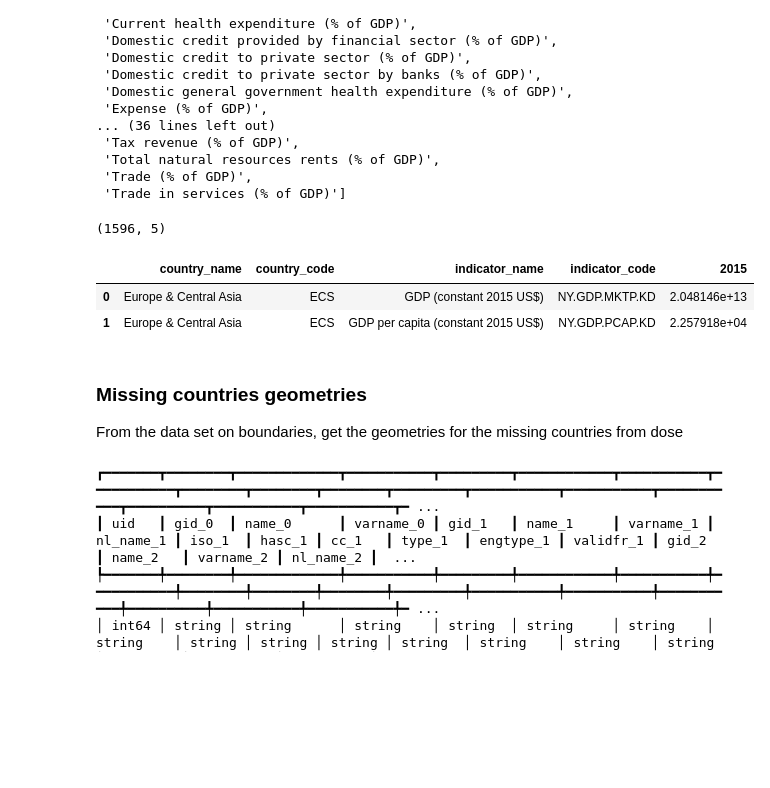
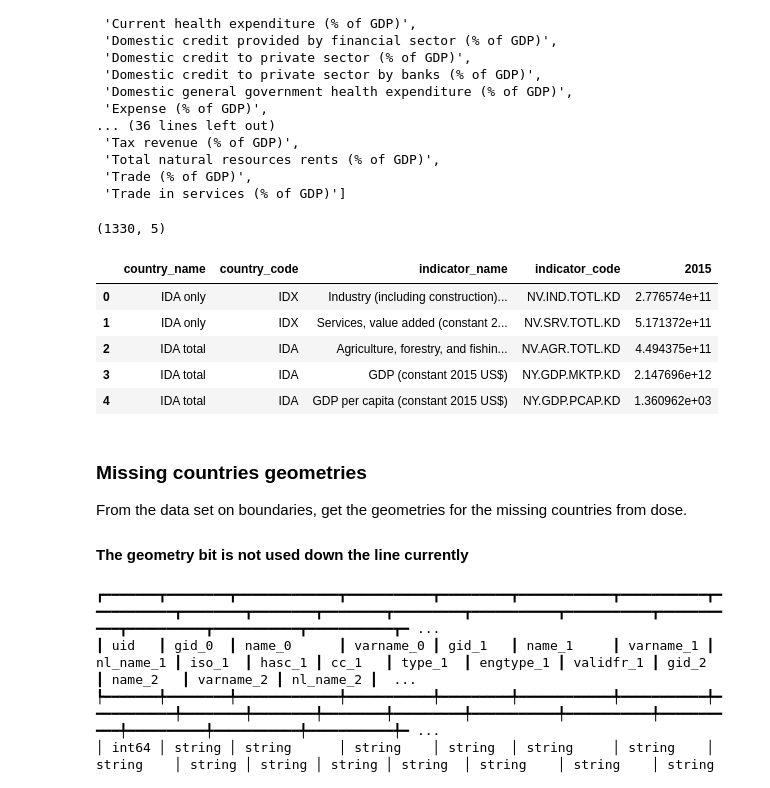
Before and after one commit to nismod/global-econ-data, a Jupyter notebook: notebooks/missing_countries.ipynb, the cells around one changed output. Cells and saved outputs as stored; diff of their text form; code cells hidden in the pictures; blank space fills up the shorter version.

```diff
--- a/notebooks/missing_countries.ipynb
+++ b/notebooks/missing_countries.ipynb
@@ -50,5 +55,5 @@ dose = conn.read_csv("datasets/DOSE/DOSE_V2.csv",table_name="dose",all_varchar =
 # %%
-wdi = conn.read_csv("datasets/WDI_CSV_2024_06_28/WDICSV.csv",table_name="wdi")
+wdi = conn.read_csv("../datasets/WDI_CSV_2024_06_28/WDICSV.csv",table_name="wdi")
 # %%
 # boundaries = gpd.read_file("datasets/boundaries/GADM/gadm_410.gpkg")
 # load boundaries data set directly into duckdb
@@ -337,17 +397,29 @@ indicators
  'Trade in services (% of GDP)']
 # %%
 # manually getting the useful variables and storing in a dict with simplified names.
+indicators_of_intereset_perc = {
+    "country" : "country_name",
+    "grp_usd_2015" : 'GDP (constant 2015 US$)',
+    "gdp_cap" : "GDP per capita (constant 2015 US$)",
+    "industry_perc" : "Industry (including construction), value added (% of GDP)",
+    # "manufacturing_perc" : "Manufacturing, value added (% of GDP)",
+    "services_perc" : "Services, value added (% of GDP)",
+    "agriculture_perc" : "Agriculture, forestry, and fishing, value added (% of GDP)",
+}
 
-indicators_of_intereset = {
+indicators_of_intereset_usd_2015 = {
     "country" : "country_name",
     "grp_usd_2015" : 'GDP (constant 2015 US$)',
     "gdp_cap" : "GDP per capita (constant 2015 US$)",
     "industry_usd_2015" : "Industry (including construction), value added (constant 2015 US$)",
-    "manufacturing_usd_2015" : "Manufacturing, value added (constant 2015 US$)",
+    # "manufacturing_usd_2015" : "Manufacturing, value added (constant 2015 US$)",
     "services_usd_2015" : "Services, value added (constant 2015 US$)",
     "agriculture_usd_2015" : "Agriculture, forestry, and fishing, value added (constant 2015 US$)",
 
 }
+# %%
+# select here which dict of indicators to use
+indicators_of_intereset = indicators_of_intereset_usd_2015
 # %%
 ### A year of interest:
 
@@ -366,15 +438,20 @@ wdi_of_interest = wdi.select(wdi_cols).filter(_.indicator_name.isin(indicators_o
 wdi_df = wdi_of_interest.to_pandas()
 # %%
 print(wdi_df.shape)
-wdi_df.head(2)
+wdi_df.head(5)
 # %% [output]
-(1596, 5)
+(1330, 5)
 |  | country_name | country_code | indicator_name | indicator_code | 2015 |
-| 0 | Europe & Central Asia | ECS | GDP (constant 2015 US$) | NY.GDP.MKTP.KD | 2.048146e+13 |
-| 1 | Europe & Central Asia | ECS | GDP per capita (constant 2015 US$) | NY.GDP.PCAP.KD | 2.257918e+04 |
+| 0 | IDA only | IDX | Industry (including construction)... | NV.IND.TOTL.KD | 2.776574e+11 |
+| 1 | IDA only | IDX | Services, value added (constant 2... | NV.SRV.TOTL.KD | 5.171372e+11 |
+| 2 | IDA total | IDA | Agriculture, forestry, and fishin... | NV.AGR.TOTL.KD | 4.494375e+11 |
+| 3 | IDA total | IDA | GDP (constant 2015 US$) | NY.GDP.MKTP.KD | 2.147696e+12 |
+| 4 | IDA total | IDA | GDP per capita (constant 2015 US$) | NY.GDP.PCAP.KD | 1.360962e+03 |
 # %% [markdown]
 ### Missing countries geometries
-From the data set on boundaries, get the geometries for the missing countries from dose
+From the data set on boundaries, get the geometries for the missing countries from dose.
+
+#### The geometry bit is not used down the line currently
 # %%
 boundaries.head(3)
 # %% [output]
```
Also changed, not shown: parts of 66 cells of this notebook, 2 other files.
